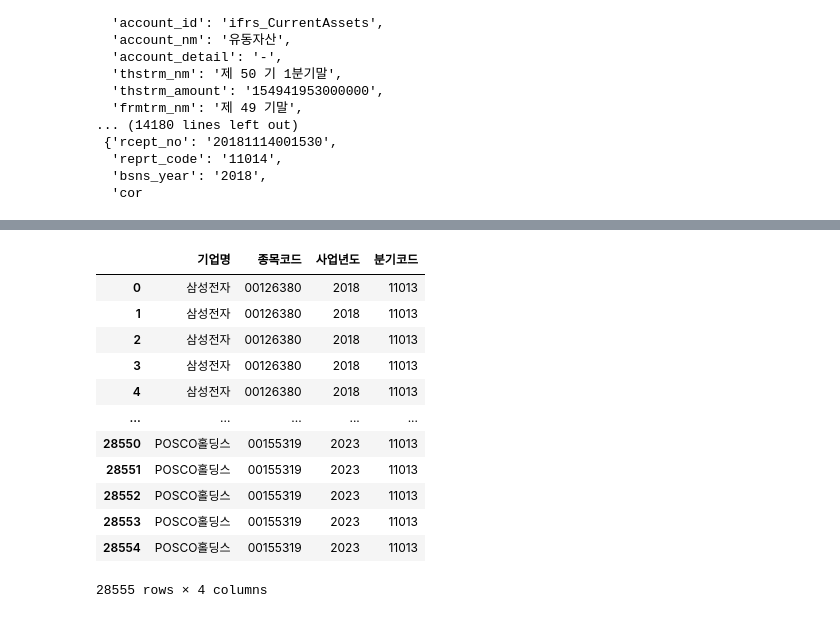
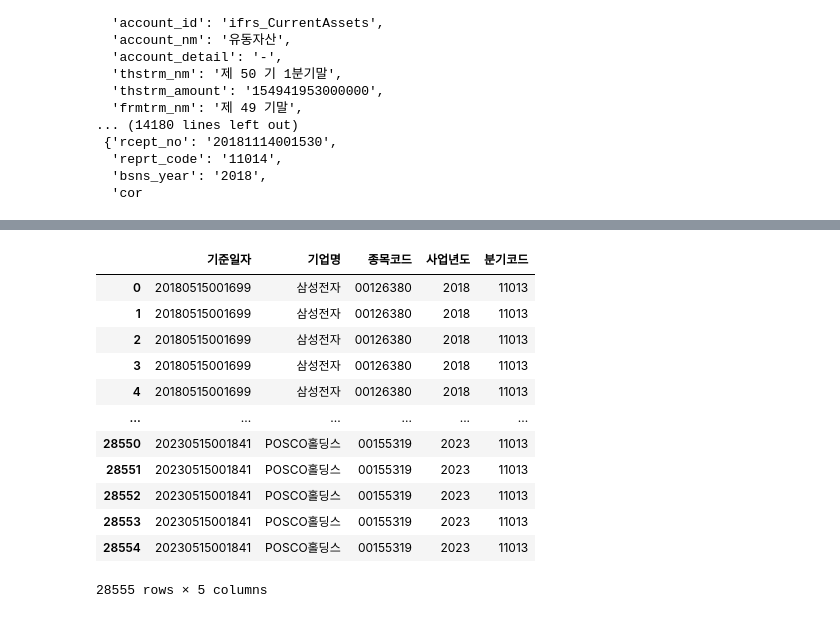
Before and after one commit to kdt-service/Final_PJT_Team2, a Jupyter notebook: OpenDartFssApi/OpenDartFssApi.ipynb, the cells around one changed output, grey strips where cells are left out. Saved outputs shown, nothing was run; the diff lists cells and outputs as text; code cells hidden in the pictures.

```diff
--- a/OpenDartFssApi/OpenDartFssApi.ipynb
+++ b/OpenDartFssApi/OpenDartFssApi.ipynb
@@ -78,21 +79,0 @@ corp_list
-# %%
-#corp_list -> corp_df
-
-
-from pandas import DataFrame
-from datetime import datetime
-
-#위에서 생성한 corp_list에 라벨링하여 데이터프레임화
-
-corp_df = DataFrame(corp_list, columns=[
-    '고유번호',
-    '정식명칭',
-    '종목코드',
-    '최종변경일자'
-])
-
-#corp_df 의 결측치 drop시킨 stock_df (종목코드가 없는 종목을 drop하고, 최종변경일자는 쓰지 않으므로 칼럼 전체를 drop)
-
-stock_df = corp_df[corp_df['종목코드'] != " "]
-stock_df = stock_df[['고유번호', '정식명칭', '종목코드']].dropna()
-stock_df
@@ -120,3 +87,13 @@ def goyu_searcher(COMPANYNAME):
 def corpname_searcher(CORP_CODE):
     temp_df = stock_df.loc[(stock_df['고유번호'] == CORP_CODE)]
     return temp_df.iloc[0, 1]
+# %%
+#######
+
+crno_list = []
+
+corp_list_temp = ['삼성전자', '삼성생명', '현대자동차', '셀트리온', 'POSCO홀딩스']
+for corp in corp_list_temp:
+    crno_list.append(goyu_searcher(corp))
+
+crno_list
@@ -196,40 +169,41 @@ result_list
 # %%
 # 구한 결과값을 df로 변환
 
 
 #틀을 먼저 만들고
-
+rcept_no_dfcol = []
 corp_name_dfcol = []
 corp_code_dfcol = []
 bsns_year_dfcol = []
 reprt_code_dfcol = []
 
 result_list = [dict_row for dict_row in result_list if isinstance(dict_row, dict)]
 
 for dict_row in result_list:
+    rcept_no_dfcol.append(dict_row['rcept_no'])
     corp_name_dfcol.append(corpname_searcher(dict_row['corp_code']))
     corp_code_dfcol.append(dict_row['corp_code'])
     bsns_year_dfcol.append(dict_row['bsns_year'])
     reprt_code_dfcol.append(dict_row['reprt_code'])
 
-data = {'기업명': corp_name_dfcol, '종목코드': corp_code_dfcol, '사업년도': bsns_year_dfcol, '분기코드': reprt_code_dfcol}
+data = {'기준일자': rcept_no_dfcol, '기업명': corp_name_dfcol, '종목코드': corp_code_dfcol, '사업년도': bsns_year_dfcol, '분기코드': reprt_code_dfcol}
 
 result_df = pd.DataFrame(data = data)
 result_df
 # %% [output]
-|  | 기업명 | 종목코드 | 사업년도 | 분기코드 |
-| 0 | 삼성전자 | 00126380 | 2018 | 11013 |
-| 1 | 삼성전자 | 00126380 | 2018 | 11013 |
-| 2 | 삼성전자 | 00126380 | 2018 | 11013 |
-| 3 | 삼성전자 | 00126380 | 2018 | 11013 |
-| 4 | 삼성전자 | 00126380 | 2018 | 11013 |
-| ... | ... | ... | ... | ... |
-| 28550 | POSCO홀딩스 | 00155319 | 2023 | 11013 |
-| 28551 | POSCO홀딩스 | 00155319 | 2023 | 11013 |
-| 28552 | POSCO홀딩스 | 00155319 | 2023 | 11013 |
-| 28553 | POSCO홀딩스 | 00155319 | 2023 | 11013 |
-| 28554 | POSCO홀딩스 | 00155319 | 2023 | 11013 |
+|  | 기준일자 | 기업명 | 종목코드 | 사업년도 | 분기코드 |
+| 0 | 20180515001699 | 삼성전자 | 00126380 | 2018 | 11013 |
+| 1 | 20180515001699 | 삼성전자 | 00126380 | 2018 | 11013 |
+| 2 | 20180515001699 | 삼성전자 | 00126380 | 2018 | 11013 |
+| 3 | 20180515001699 | 삼성전자 | 00126380 | 2018 | 11013 |
+| 4 | 20180515001699 | 삼성전자 | 00126380 | 2018 | 11013 |
+| ... | ... | ... | ... | ... | ... |
+| 28550 | 20230515001841 | POSCO홀딩스 | 00155319 | 2023 | 11013 |
+| 28551 | 20230515001841 | POSCO홀딩스 | 00155319 | 2023 | 11013 |
+| 28552 | 20230515001841 | POSCO홀딩스 | 00155319 | 2023 | 11013 |
+| 28553 | 20230515001841 | POSCO홀딩스 | 00155319 | 2023 | 11013 |
+| 28554 | 20230515001841 | POSCO홀딩스 | 00155319 | 2023 | 11013 |
-28555 rows × 4 columns
+28555 rows × 5 columns
 # %%
 # 지표 데이터를 넣을 컬럼 리스트 생성
 
```
Also changed, not shown: parts of 29 cells of this notebook, 4 other files.
